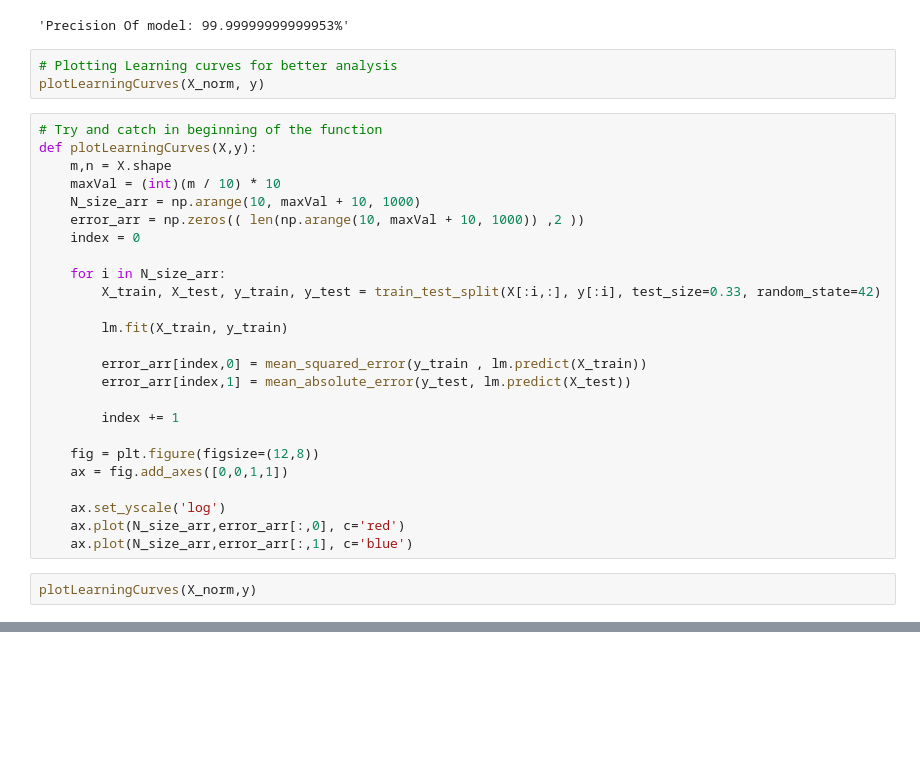
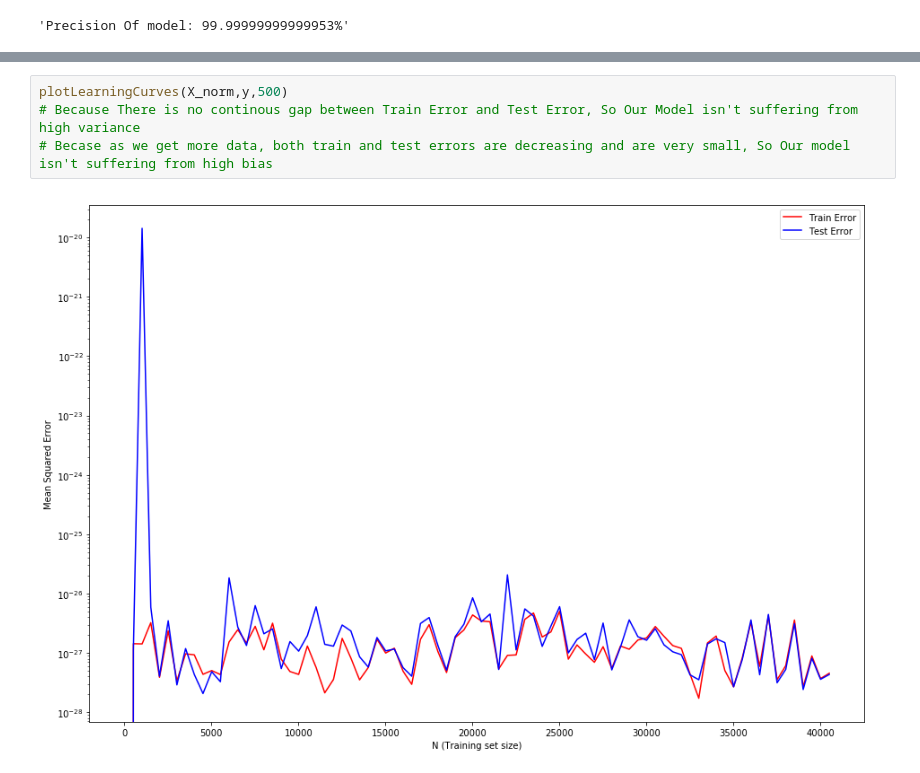
Before and after one commit to danietzio/Artificial-intelligence, a Jupyter notebook: UCI Facebook Comment Volume Dataset/Python/UCI Facebook Comment Volume Project.ipynb, the cells around one changed output, grey strips where cells are left out. Drawn from its saved outputs; the diff is of its cells as text; blank space fills up the shorter version.

Commit message:
Completing Learning Curves

```diff
--- a/UCI Facebook Comment Volume Dataset/Python/UCI Facebook Comment Volume Project.ipynb
+++ b/UCI Facebook Comment Volume Dataset/Python/UCI Facebook Comment Volume Project.ipynb
@@ -387,33 +425,3 @@ Mean Squared Error: 1.31265944701e-28
 "Precision Of model: {}%". format( ( 1 - mean_absolute_error(y_test,pred) ) * 100 )
 # %% [output]
 'Precision Of model: 99.99999999999953%'
-# %%
-# Plotting Learning curves for better analysis
-plotLearningCurves(X_norm, y)
-# %%
-# Try and catch in beginning of the function
-def plotLearningCurves(X,y):
-    m,n = X.shape
-    maxVal = (int)(m / 10) * 10
-    N_size_arr = np.arange(10, maxVal + 10, 1000)
-    error_arr = np.zeros(( len(np.arange(10, maxVal + 10, 1000)) ,2 ))
-    index = 0
-
-    for i in N_size_arr:
-        X_train, X_test, y_train, y_test = train_test_split(X[:i,:], y[:i], test_size=0.33, random_state=42)
-
-        lm.fit(X_train, y_train)
-
-        error_arr[index,0] = mean_squared_error(y_train , lm.predict(X_train))
-        error_arr[index,1] = mean_absolute_error(y_test, lm.predict(X_test))
-
-        index += 1
-
-    fig = plt.figure(figsize=(12,8))
-    ax = fig.add_axes([0,0,1,1])
-
-    ax.set_yscale('log')
-    ax.plot(N_size_arr,error_arr[:,0], c='red')
-    ax.plot(N_size_arr,error_arr[:,1], c='blue')
-# %%
-plotLearningCurves(X_norm,y)
@@ -421,0 +428,6 @@ plotLearningCurves(X_norm,y)
+# %%
+plotLearningCurves(X_norm,y,500)
+# Because There is no continous gap between Train Error and Test Error, So Our Model isn't suffering from high variance
+# Becase as we get more data, both train and test errors are decreasing and are very small, So Our model isn't suffering from high bias
+# %% [output]
+[figure, added]
```
Also changed, not shown: parts of 2 cells of this notebook.
